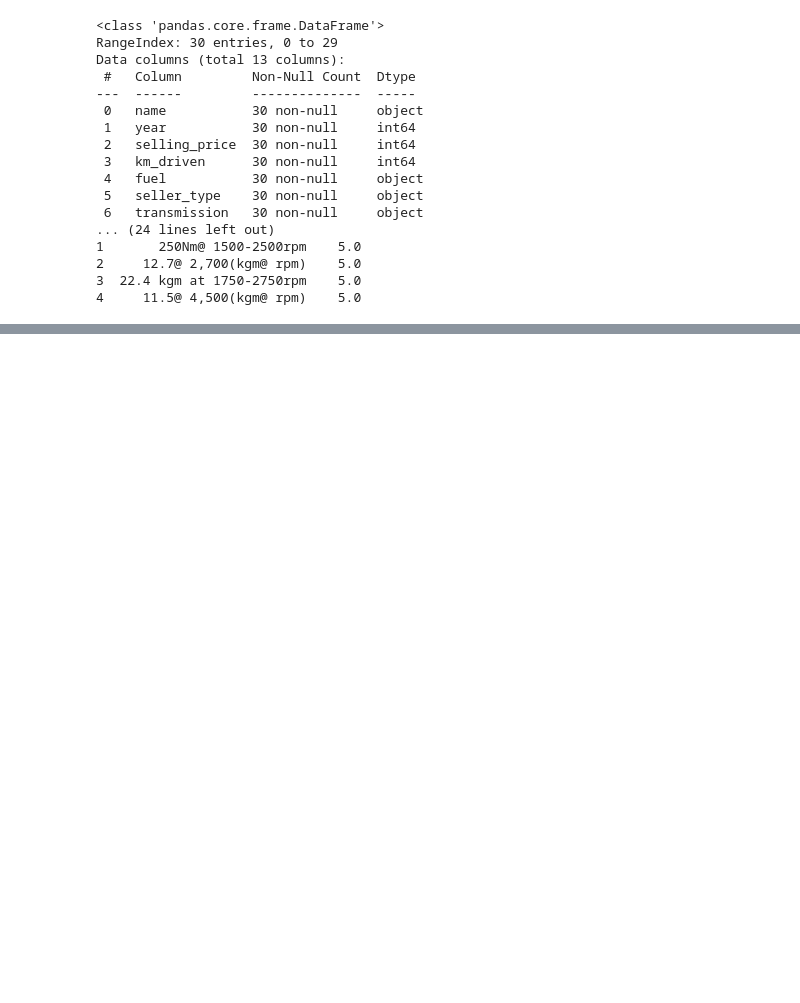
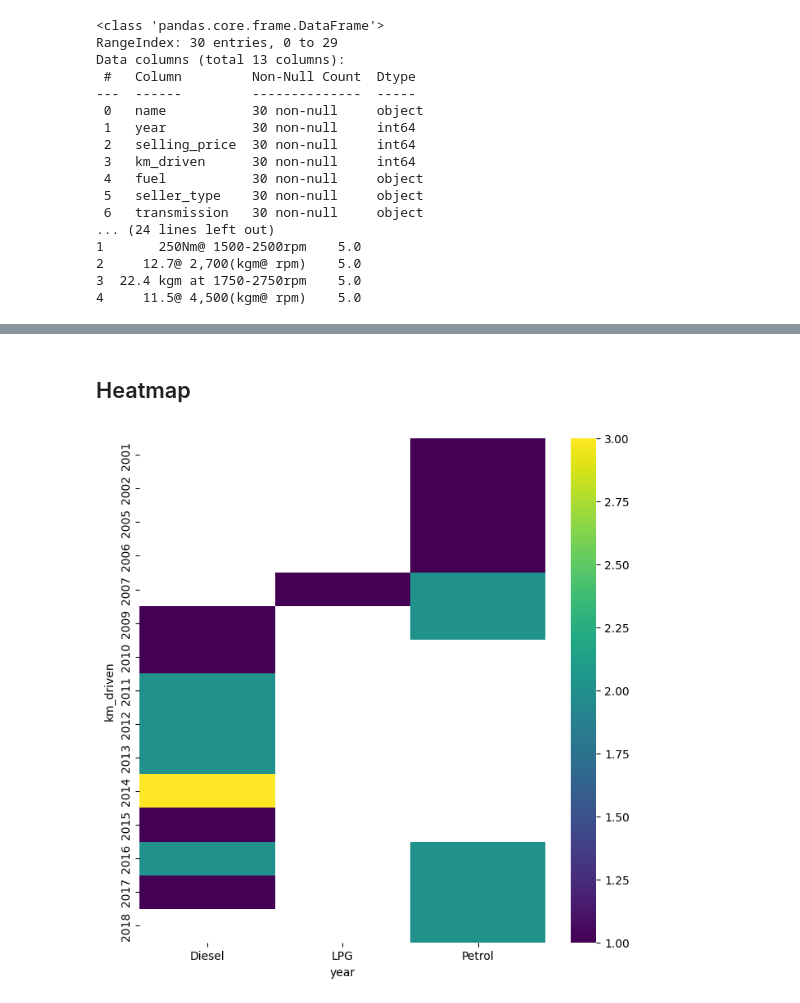
Before and after one commit to DarshanSuresh/workshop_ai_with_ml, a Jupyter notebook: iitHyderabad_workshop.ipynb, the cells around one changed output, grey strips where cells are left out. Saved outputs shown, nothing was run; the diff lists cells and outputs as text; code cells hidden in the pictures; blank space fills up the shorter version.

```diff
--- a/iitHyderabad_workshop.ipynb
+++ b/iitHyderabad_workshop.ipynb
@@ -713,0 +739,14 @@ Data columns (total 13 columns):
+# %% [markdown]
+## Heatmap
+# %%
+
+plt.subplots(figsize=(8, 8))
+df_2dhist = pd.DataFrame({
+    x_label: grp['year'].value_counts()
+    for x_label, grp in data.groupby('fuel')
+})
+sns.heatmap(df_2dhist, cmap='viridis')
+plt.xlabel('year')
+_ = plt.ylabel('km_driven')
+# %% [output]
+[figure, added]
```
Also changed, not shown: parts of 21 cells of this notebook.
